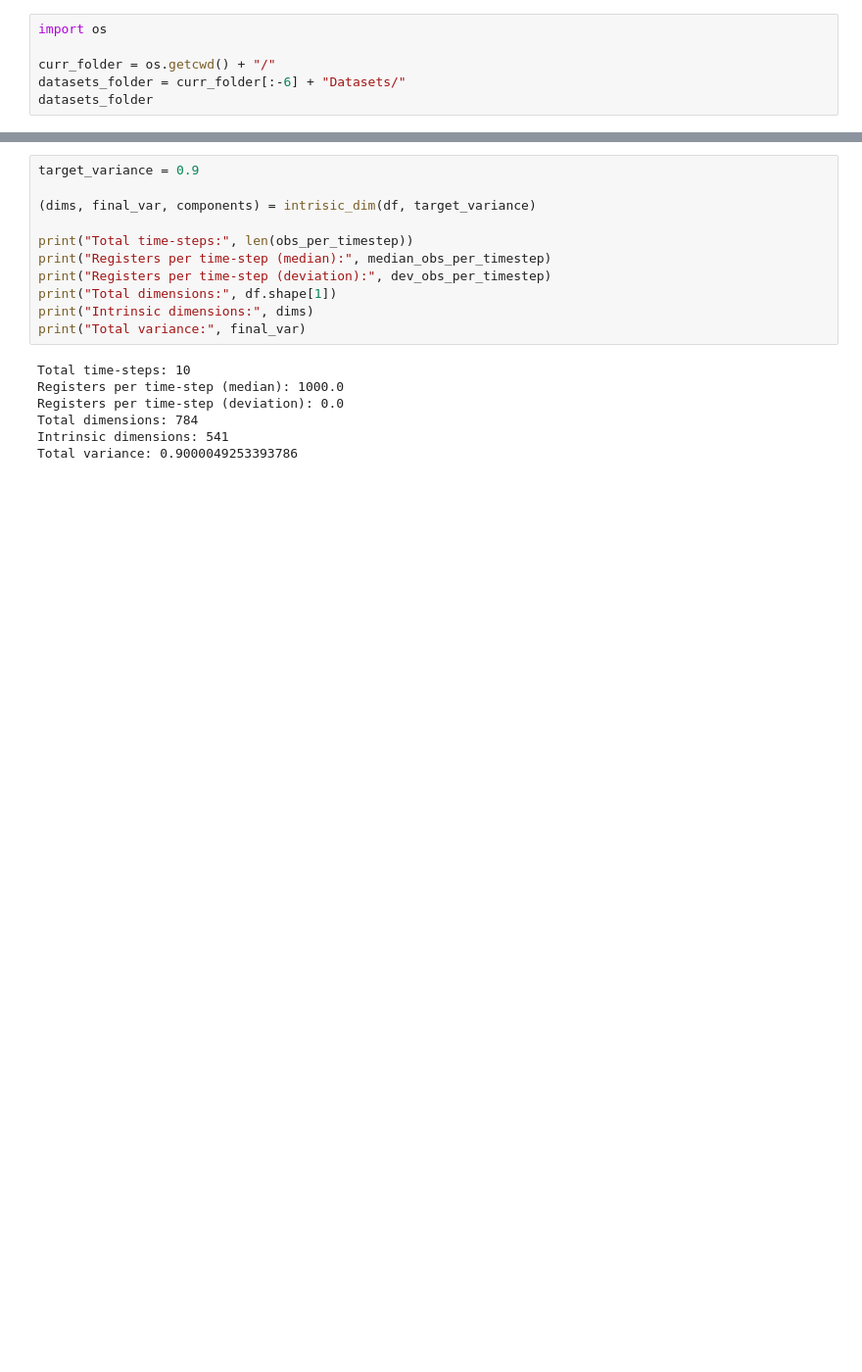
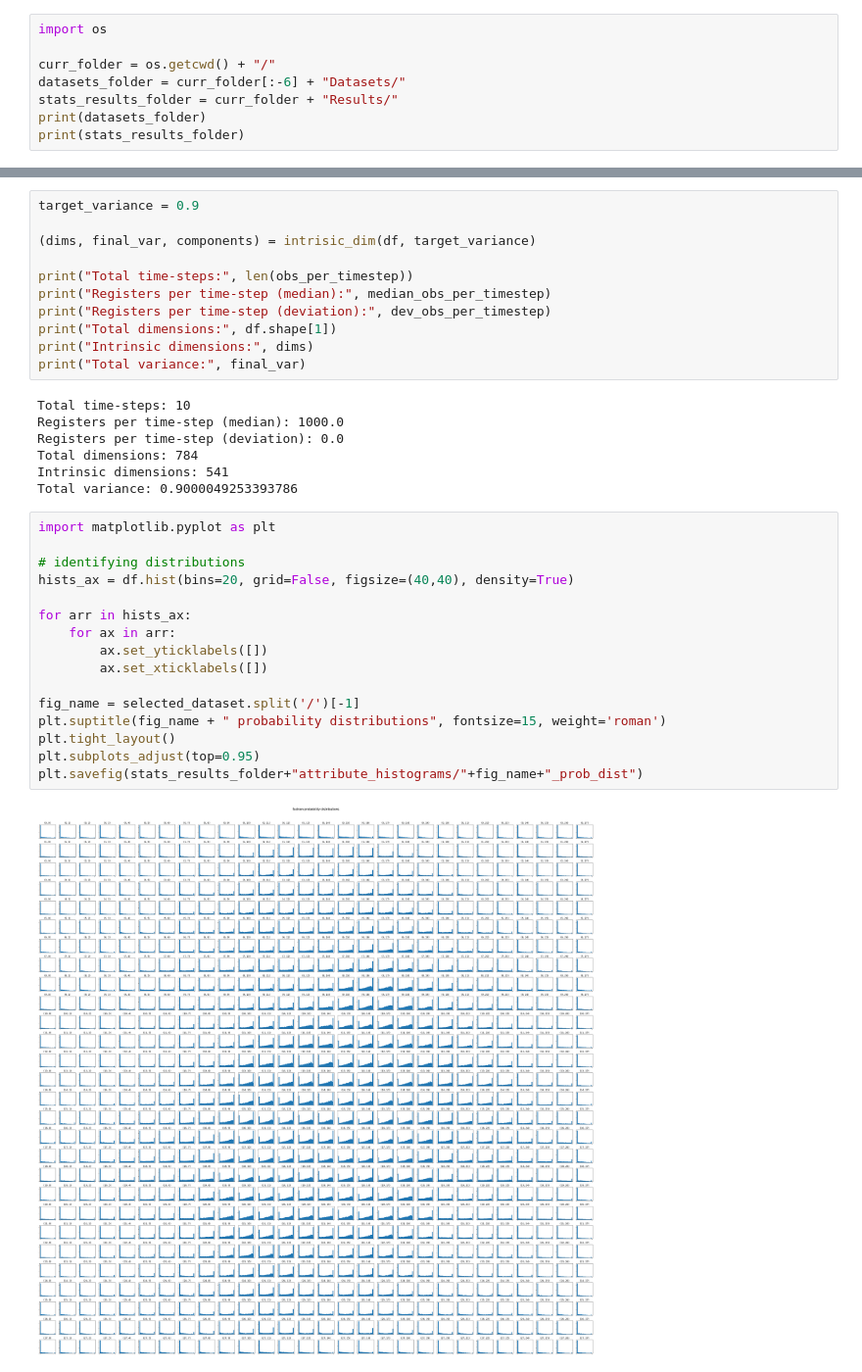
Before and after one commit to EduardoVernier/dynamic-projections, a Jupyter notebook: Stats/fashion_stats.ipynb, the cells around one changed output, grey strips where cells are left out. Shown: that part at 98% size. Drawn from its saved outputs; the diff is of its cells as text; blank space fills up the shorter version.

Commit message:
added images of histograms of every attribute of the datasets. Still missing the histograms of the nnset ds. Next: variance heatmaps; pooled variance (if applicable);

```diff
--- a/Stats/fashion_stats.ipynb
+++ b/Stats/fashion_stats.ipynb
@@ -3,5 +3,7 @@ import os
 
 curr_folder = os.getcwd() + "/"
 datasets_folder = curr_folder[:-6] + "Datasets/"
-datasets_folder
+stats_results_folder = curr_folder + "Results/"
+print(datasets_folder)
+print(stats_results_folder)
 # %% [output]
@@ -132,3 +135,21 @@ Registers per time-step (deviation): 0.0
 Total dimensions: 784
 Intrinsic dimensions: 541
 Total variance: 0.9000049253393786
+# %%
+import matplotlib.pyplot as plt
+
+# identifying distributions
+hists_ax = df.hist(bins=20, grid=False, figsize=(40,40), density=True)
+
+for arr in hists_ax:
+    for ax in arr:
+        ax.set_yticklabels([])
+        ax.set_xticklabels([])
+
+fig_name = selected_dataset.split('/')[-1]
+plt.suptitle(fig_name + " probability distributions", fontsize=15, weight='roman')
+plt.tight_layout()
+plt.subplots_adjust(top=0.95)
+plt.savefig(stats_results_folder+"attribute_histograms/"+fig_name+"_prob_dist")
+# %% [output]
+[figure, added]
```
Also changed, not shown: parts of 1 cell of this notebook, 18 other files.
